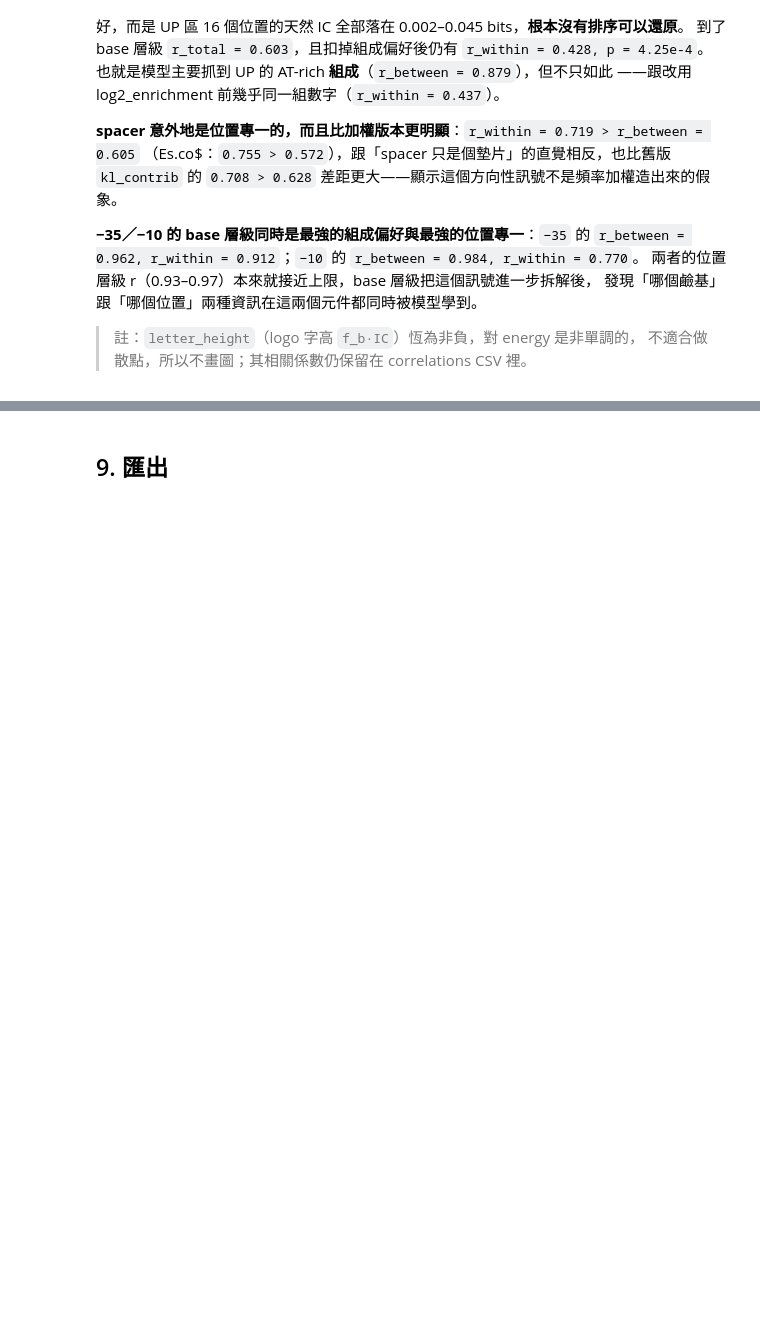
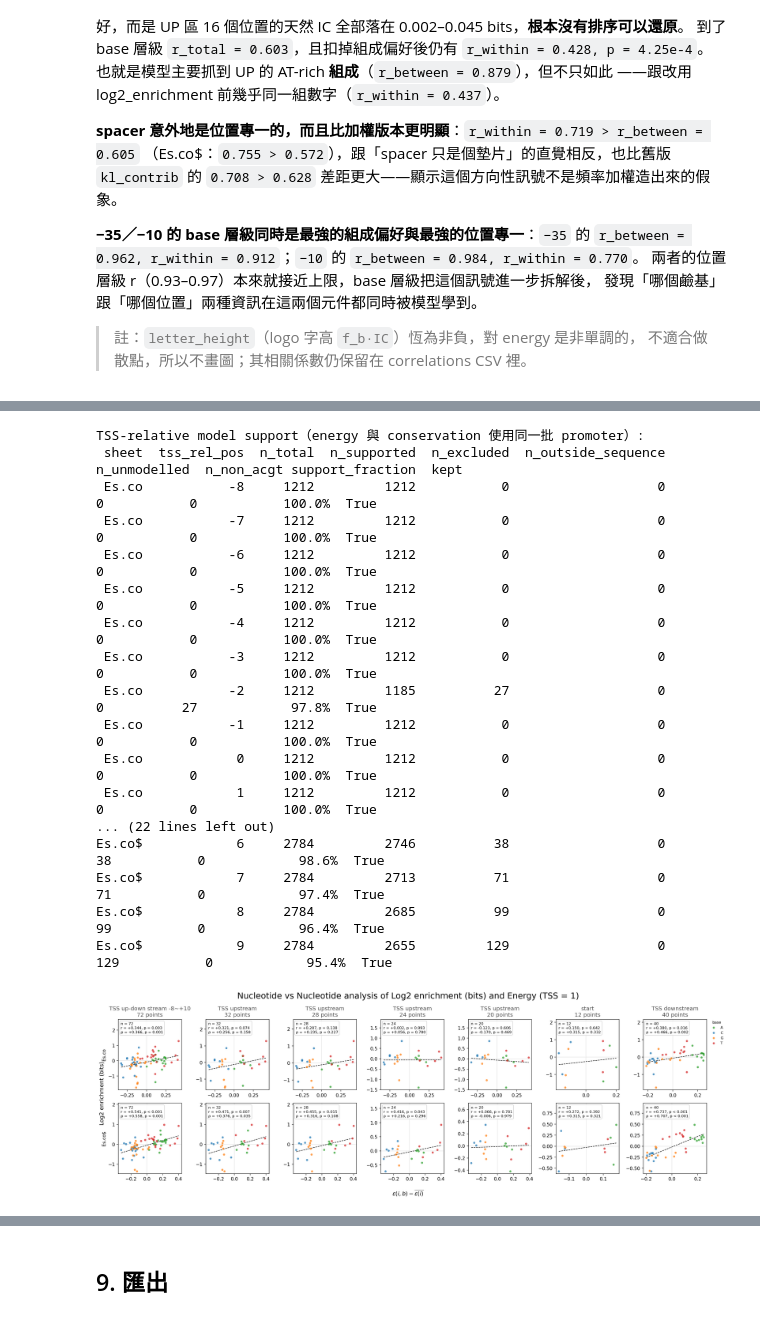
Before and after one commit to KellyLiao1023/Whole-model, a Jupyter notebook: MS2_Data_PyTorch/scripts/Model_CorePromoter_energy_vs_conservation.ipynb, the cells around one changed output, grey strips where cells are left out. Saved outputs shown, nothing was run; the diff lists cells and outputs as text; code cells hidden in the pictures; blank space fills up the shorter version.

```diff
--- a/MS2_Data_PyTorch/scripts/Model_CorePromoter_energy_vs_conservation.ipynb
+++ b/MS2_Data_PyTorch/scripts/Model_CorePromoter_energy_vs_conservation.ipynb
@@ -985,3 +1275,39 @@ plot_by_element("position", "IC_bits", "IC (bits)",
+# %%
+fig_tss_ic, stats_tss_ic, coverage_tss_ic = plot_by_tss(
+    level="perbase",
+    metric="log2_enrichment",
+    ylabel="Log2 enrichment (bits)",
+    filename=f"EnergyVsLog2Enrichment_TSS_groups_Ecoli_sp{SPACER}",
+    tss_range=(-8, 9),
+    min_support_fraction=0.80,
+    groups=[
+        ("TSS up-down stream -8~+10", (-8, 11)),
+        ("TSS upstream", (-8, -1)),
+        ("TSS upstream", (-7, -1)),
+        ("TSS upstream", (-6, -1)),
+        ("TSS upstream", (-5, -1)),
+        ("TSS downstream", (0, 9)),
+    ],
+)
+# %% [output]
+TSS-relative model support（energy 與 conservation 使用同一批 promoter）:
+ sheet  tss_rel_pos  n_total  n_supported  n_excluded  n_outside_sequence  n_unmodelled  n_non_acgt support_fraction  kept
+ Es.co           -8     1212         1212           0                   0             0           0           100.0%  True
+ Es.co           -7     1212         1212           0                   0             0           0           100.0%  True
+ Es.co           -6     1212         1212           0                   0             0           0           100.0%  True
+ Es.co           -5     1212         1212           0                   0             0           0           100.0%  True
+ Es.co           -4     1212         1212           0                   0             0           0           100.0%  True
+ Es.co           -3     1212         1212           0                   0             0           0           100.0%  True
+ Es.co           -2     1212         1185          27                   0             0          27            97.8%  True
+ Es.co           -1     1212         1212           0                   0             0           0           100.0%  True
+ Es.co            0     1212         1212           0                   0             0           0           100.0%  True
+ Es.co            1     1212         1212           0                   0             0           0           100.0%  True
+... (22 lines left out)
+Es.co$            6     2784         2746          38                   0            38           0            98.6%  True
+Es.co$            7     2784         2713          71                   0            71           0            97.4%  True
+Es.co$            8     2784         2685          99                   0            99           0            96.4%  True
+Es.co$            9     2784         2655         129                   0           129           0            95.4%  True
+[figure, added]
 # %%
 # 圖 2
 plot_by_element("position", "KL_bits", "KL divergence (bits)",
```
Also changed, not shown: parts of 14 cells of this notebook.
